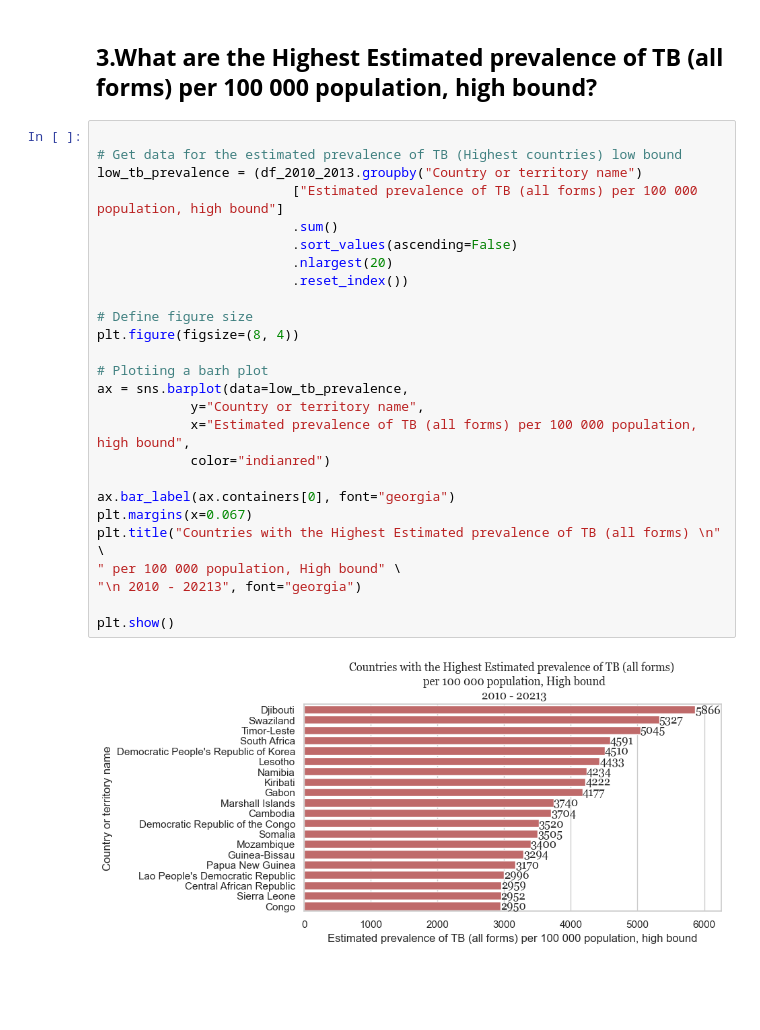
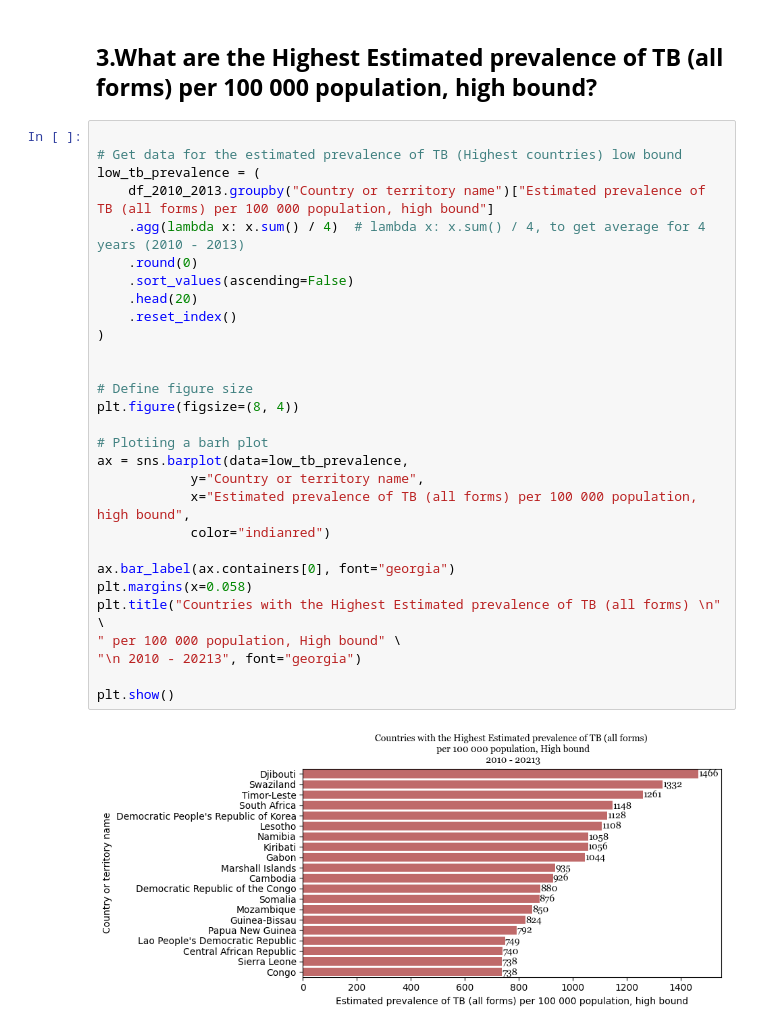
Before and after one commit to murithidenisgitobu/TB-BURDEN-IN-THE-WORLD, a Jupyter notebook: Notebook/TB.ipynb, the cells around one changed output. Saved outputs shown, nothing was run; the diff lists cells and outputs as text; blank space fills up the shorter version.

```diff
--- a/Notebook/TB.ipynb
+++ b/Notebook/TB.ipynb
@@ -352,31 +353,34 @@ plt.show()
 # %%
 
 # Get data for the estimated prevalence of TB (Highest countries) low bound
-low_tb_prevalence = (df_2010_2013.groupby("Country or territory name")
-                         ["Estimated prevalence of TB (all forms) per 100 000 population, high bound"]
-                         .sum()
-                         .sort_values(ascending=False)
-                         .nlargest(20)
-                         .reset_index())
+low_tb_prevalence = (
+    df_2010_2013.groupby("Country or territory name")["Estimated prevalence of TB (all forms) per 100 000 population, high bound"]
+    .agg(lambda x: x.sum() / 4)  # lambda x: x.sum() / 4, to get average for 4 years (2010 - 2013)
+    .round(0)
+    .sort_values(ascending=False)
+    .head(20)
+    .reset_index()
+)
+
 
 # Define figure size
 plt.figure(figsize=(8, 4))
 
 # Plotiing a barh plot
 ax = sns.barplot(data=low_tb_prevalence,
             y="Country or territory name",
             x="Estimated prevalence of TB (all forms) per 100 000 population, high bound",
             color="indianred")
 
 ax.bar_label(ax.containers[0], font="georgia")
-plt.margins(x=0.067)
+plt.margins(x=0.058)
 plt.title("Countries with the Highest Estimated prevalence of TB (all forms) \n" \
 " per 100 000 population, High bound" \
 "\n 2010 - 20213", font="georgia")
 
 plt.show()
 # %% [output]
-[figure, old version]
+[figure, new version]
 # %%
 # Filter and aggregate data
 df_2010_2013 = df[df["Year"] >= 2010]
```
Also changed, not shown: parts of 9 cells of this notebook.
